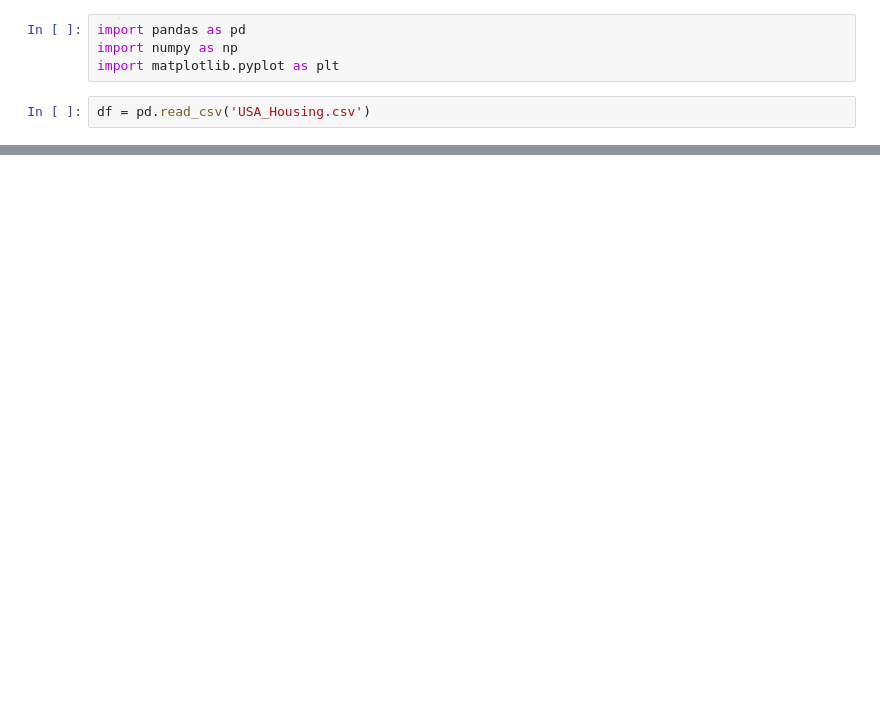
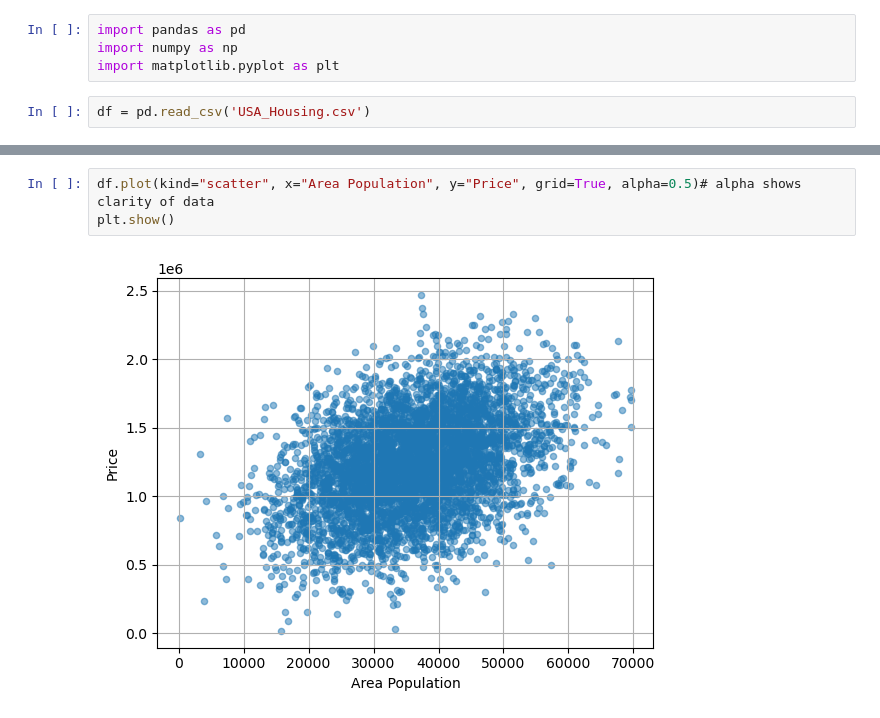
Before and after one commit to tashfeensubhani/practisedatascientist, a Jupyter notebook: chapter_2/Data Visualizations.ipynb, the cells around one changed output, grey strips where cells are left out. Cells and saved outputs as stored; diff of their text form; blank space fills up the shorter version.

```diff
--- a/chapter_2/Data Visualizations.ipynb
+++ b/chapter_2/Data Visualizations.ipynb
@@ -20,0 +26,5 @@ df.head(10)
+# %%
+df.plot(kind="scatter", x="Area Population", y="Price", grid=True, alpha=0.5)# alpha shows clarity of data
+plt.show()
+# %% [output]
+[figure, added]
```
Also changed, not shown: parts of 2 cells of this notebook.
